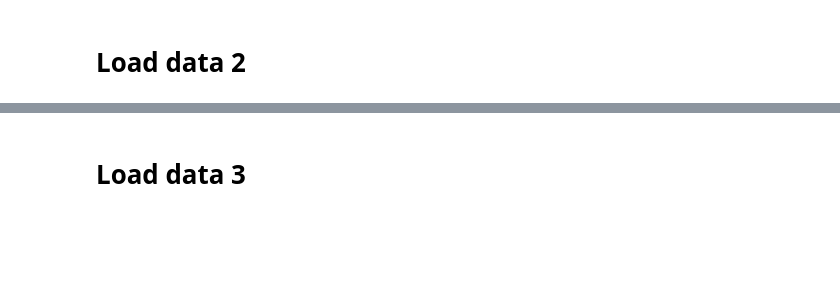
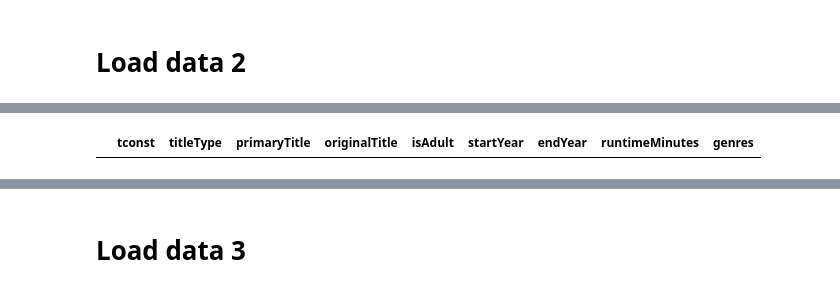
Before and after one commit to shellymduncan/Projec-3-TMDB, a Jupyter notebook: Project 3 - IMDB - Movie.ipynb, the cells around one changed output, grey strips where cells are left out. Cells and saved outputs as stored; diff of their text form; code cells hidden in the pictures; blank space fills up the shorter version.

```diff
--- a/Project 3 - IMDB - Movie.ipynb
+++ b/Project 3 - IMDB - Movie.ipynb
@@ -124,3 +225,6 @@ ratings_ml.duplicated().sum()
+# %%
+# replace \N with np.nan for missing data
+akas_ml.replace({'\\N':np.nan}, inplace = True)
 # %%
 # Keep only US movies
 keep = basics_ml['tconst'].isin(akas_ml['titleId'])
@@ -128,3 +234,6 @@ keep
 # %%
 # filter
 basics_ml = basics_ml[keep]
+basics_ml
+# %% [output]
+|  | tconst | titleType | primaryTitle | originalTitle | isAdult | startYear | endYear | runtimeMinutes | genres |
```
Also changed, not shown: parts of 46 cells of this notebook.
